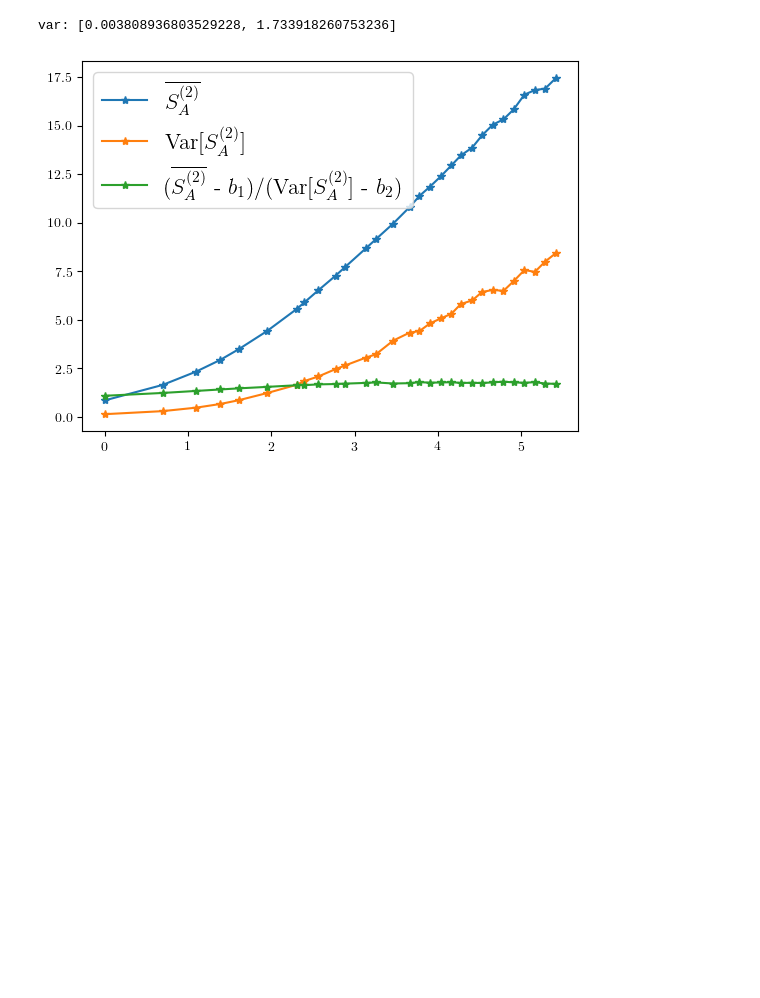
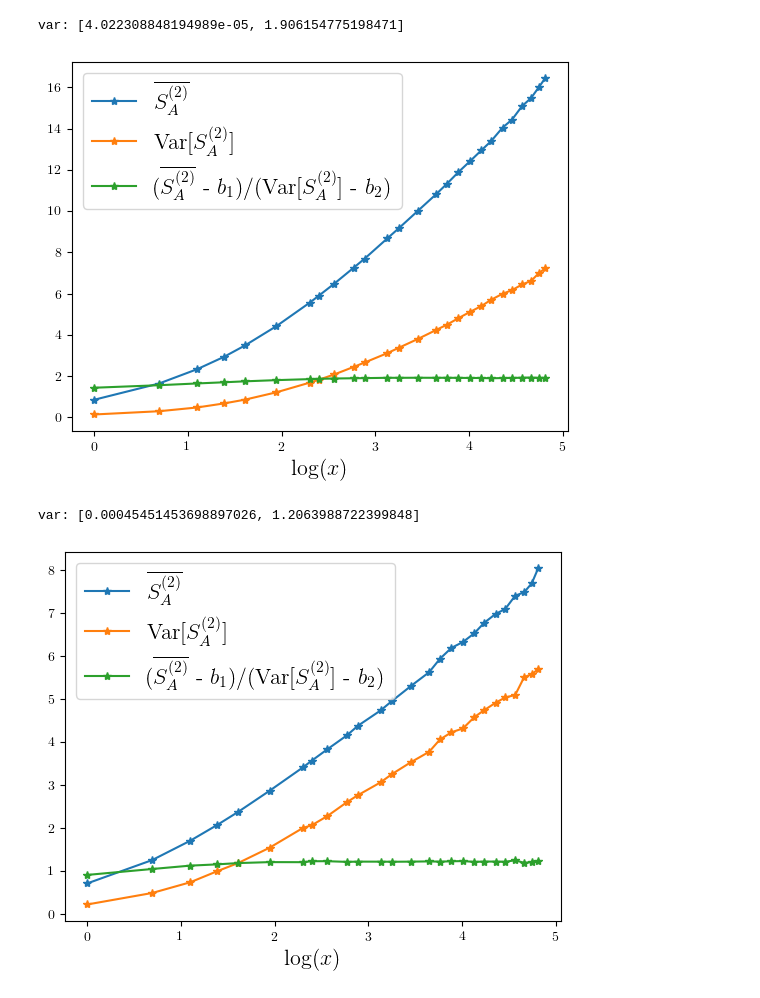
Before and after one commit to eliotheinrich/QuCircuit, a Jupyter notebook: plot_entropy.ipynb, the cells around one changed output. Cells and saved outputs as stored; diff of their text form; code cells hidden in the pictures; blank space fills up the shorter version.

Commit message:
Added new plots

```diff
--- a/plot_entropy.ipynb
+++ b/plot_entropy.ipynb
@@ -180,9 +179,9 @@ def average_data(df: DataFrame):
 
 	return S, dS, N, t
 # %%
-
 ee_string = r'$\overline{S_A^{(2)}}$'
 ee_var_string = r'Var[$S_A^{(2)}$]'
+
 
 def logx(partition_size, system_size):
 	return np.log(np.sin(np.pi*partition_size/system_size)*system_size/np.pi)
@@ -211,4 +210,12 @@ def combine_slides(data: DataFrame):
 	partition_sizes, entropy, entropy_err = partition_sizes[inds], entropy[inds], entropy_err[inds]
 
 	return partition_sizes, entropy, entropy_err
+
+def truncate_data(x, S, dS):
+	max_ind = np.argmax(x)
+
+	return x[:max_ind], S[:max_ind], dS[:max_ind]
+
+suffix2 = "_rc_2"
+suffix4 = "_rc_4"
 # %%
@@ -367,35 +404,38 @@ var: [2.261471516002826, -4.01055915286806]
 # %%
 def fig5(filename):
 	data = load_data(filename)
 
 	partition_sizes, entropy, entropy_err = combine_slides(data)
 	entropy_var = entropy_err**2
 	system_size = data.get('system_size')[0]
 
 
-
 	x = np.array([logx(partition_size, system_size) for partition_size in partition_sizes])
+	x, entropy, entropy_var = truncate_data(x, entropy, entropy_var)
 	fig, ax = plt.subplots()
 
 	plt.plot(x, entropy, label=ee_string, marker='*')
 	plt.plot(x, entropy_var, label=ee_var_string, marker='*')
+	plt.xlabel(r'$\log(x)$', fontsize=16)
 
 	fit_ind = 10
 	p1 = curve_fit(linear, x[fit_ind:], entropy[fit_ind:])[0]
 	p2 = curve_fit(linear, x[fit_ind:], entropy_var[fit_ind:])[0]
 
 	r = (entropy - p1[1])/(entropy_var - p2[1])
 	plt.plot(x, r, label = "(" + ee_string + r" - $b_1$)/(" + ee_var_string + r" - $b_2$)", marker='*')
 
 	p = curve_fit(linear, x[fit_ind:], r[fit_ind:])[0]
 	#ax.plot(x[fit_ind:], p[0]*x[fit_ind:] + p[1], linestyle='--')
 	print(f'var: {list(p)}')
 
-
 	plt.legend(fontsize=16)
 	plt.show()
 
-fig5('data/fluctuation.json')
+fig5('data/fluctuations.json')
+fig5('data/fluctuations' + suffix2 + '.json')
 # %% [output]
-var: [0.003808936803529228, 1.733918260753236]
+var: [4.022308848194989e-05, 1.906154775198471]
-[figure, old version]
+[figure, new version]
+var: [0.00045451453698897026, 1.2063988722399848]
+[figure, added]
```
Also changed, not shown: parts of 6 cells of this notebook.
